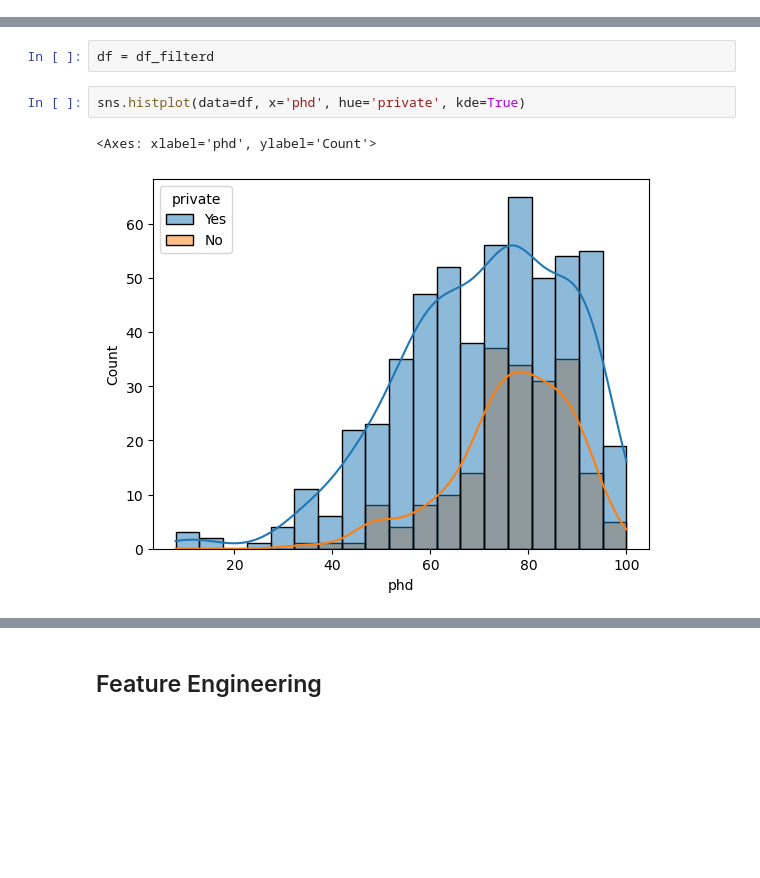
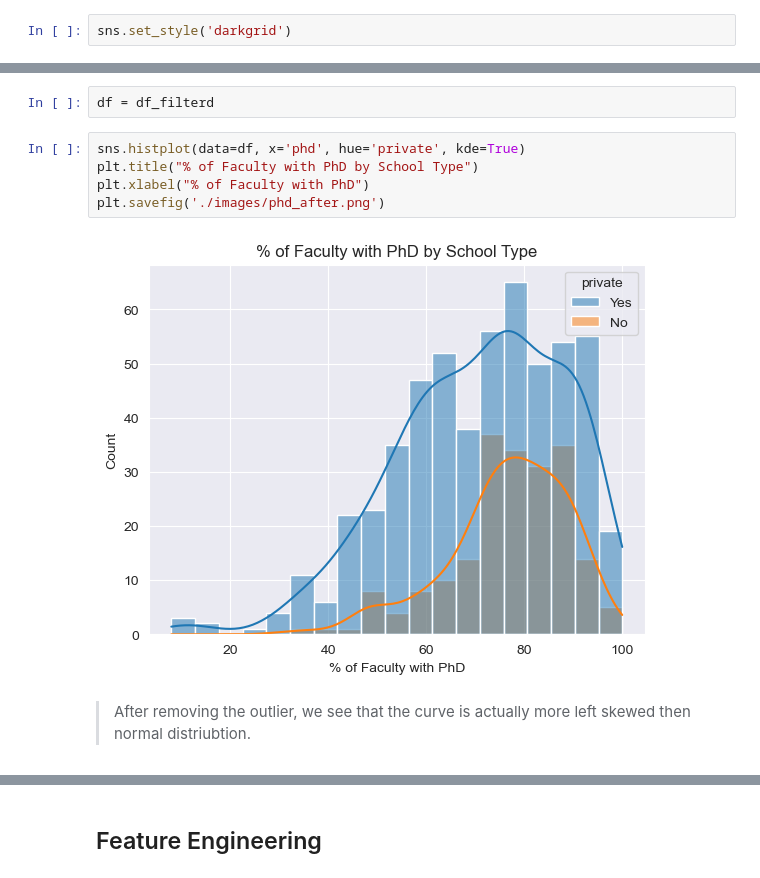
Before and after one commit to danielphilip12/College-Admissions, a Jupyter notebook: EDA.ipynb, the cells around one changed output, grey strips where cells are left out. Drawn from its saved outputs; the diff is of its cells as text; blank space fills up the shorter version.

```diff
--- a/EDA.ipynb
+++ b/EDA.ipynb
@@ -7,6 +7,8 @@ import numpy as np
 import pandas as pd
 import matplotlib.pyplot as plt
 import seaborn as sns
+# %%
+sns.set_style('darkgrid')
 # %% [markdown]
 ## Data Import and Overview
 # %%
@@ -216,8 +230,12 @@ df_filterd.shape
 df = df_filterd
 # %%
 sns.histplot(data=df, x='phd', hue='private', kde=True)
+plt.title("% of Faculty with PhD by School Type")
+plt.xlabel("% of Faculty with PhD")
+plt.savefig('./images/phd_after.png')
 # %% [output]
-<Axes: xlabel='phd', ylabel='Count'>
-[figure, old version]
+[figure, new version]
+# %% [markdown]
+> After removing the outlier, we see that the curve is actually more left skewed then normal distriubtion.
 # %%
 sns.histplot(data=df, x='grad_rate', hue='private', kde=True)
```
Also changed, not shown: parts of 19 cells of this notebook, 11 other files.
